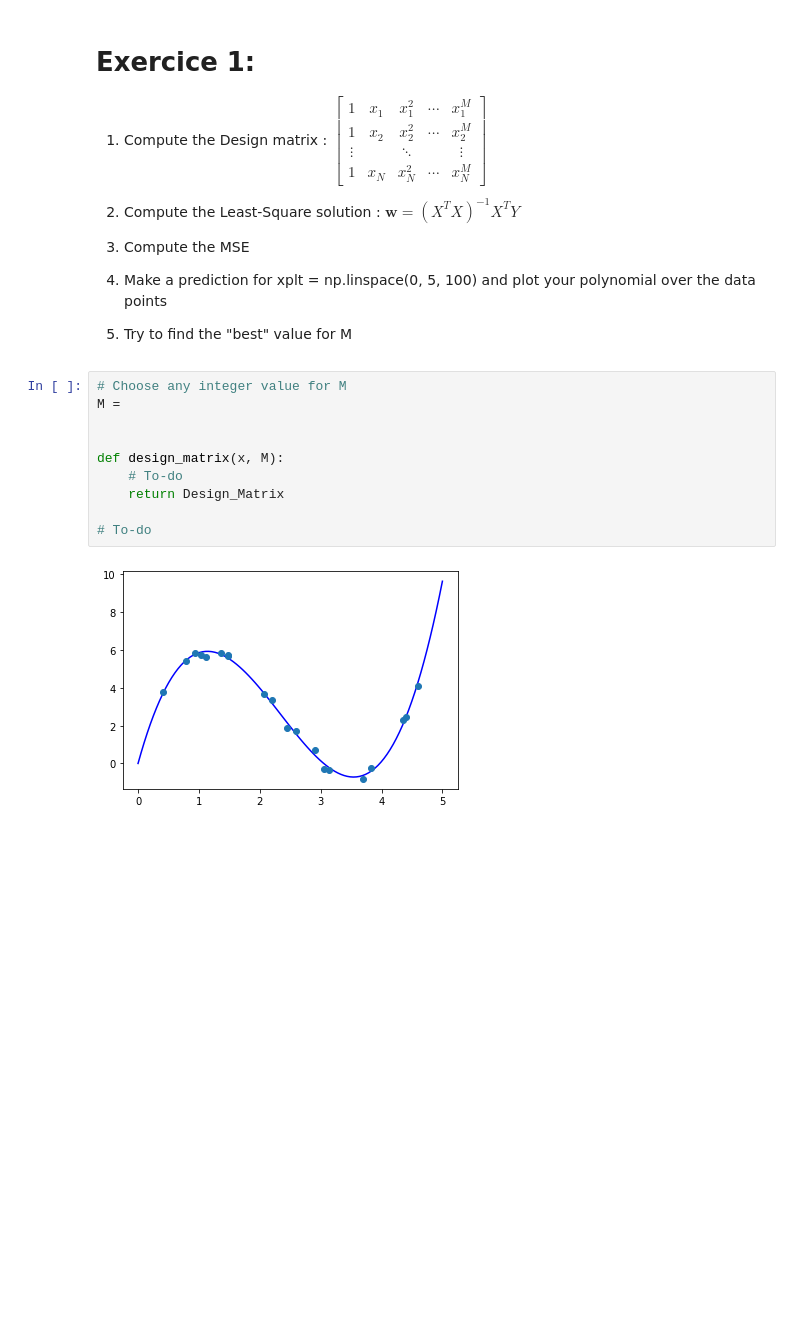
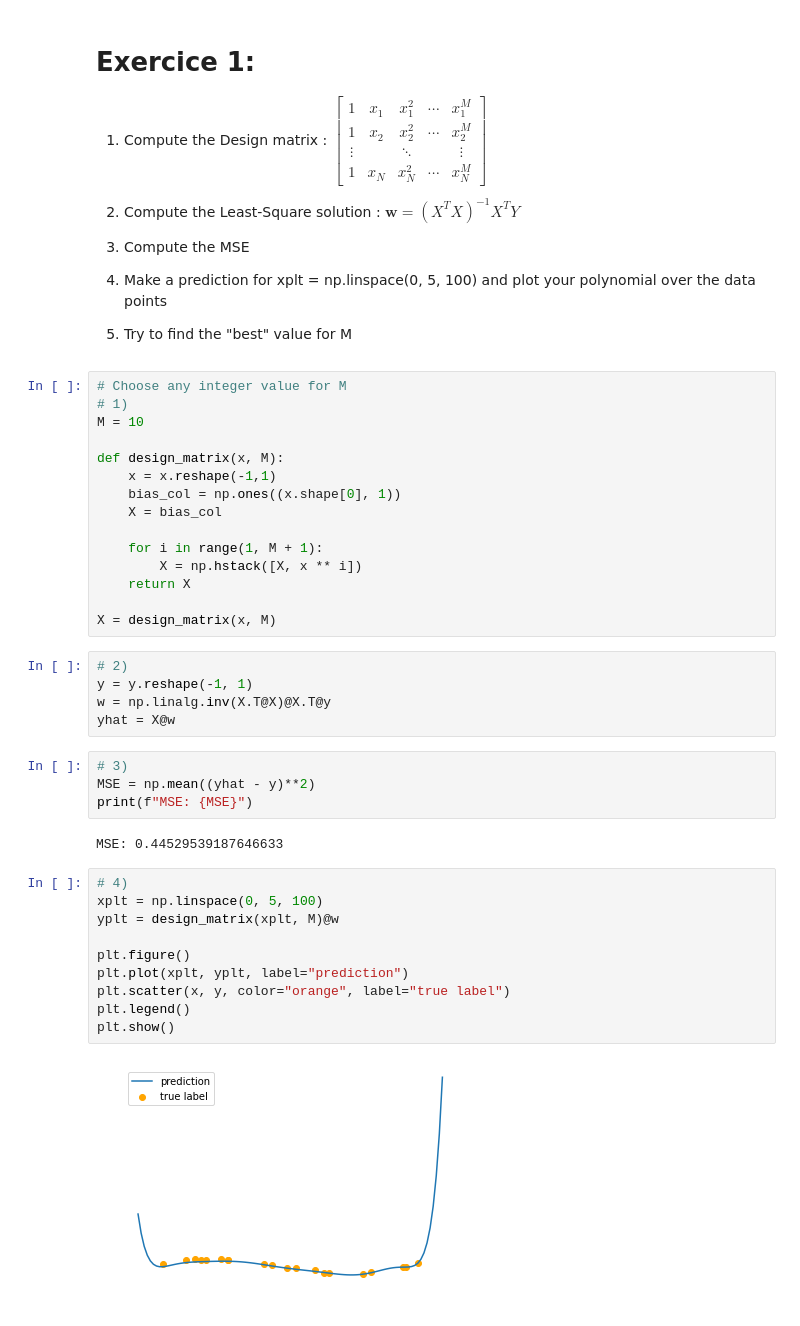
Before and after one commit to asarmadi/summer_ml_s3, a Jupyter notebook: day03/lab_fit_polynomial.ipynb, the cells around one changed output. Drawn from its saved outputs; the diff is of its cells as text; blank space fills up the shorter version.

```diff
--- a/day03/lab_fit_polynomial.ipynb
+++ b/day03/lab_fit_polynomial.ipynb
@@ -28,15 +29,41 @@ $ \begin{bmatrix} 1 & x_{1} & x_{1}^2 & \cdots & x_{1}^M \\ 1 & x_{2} &
 4) Make a prediction for xplt = np.linspace(0, 5, 100) and plot your polynomial over the data points
 
 5) Try to find the "best" value for M
-# %%
-# Choose any integer value for M
-M =
-
-
-def design_matrix(x, M):
-    # To-do
-    return Design_Matrix
-
-# To-do
-# %% [output]
-[figure, removed]
+# %%
+# Choose any integer value for M
+# 1)
+M = 10
+
+def design_matrix(x, M):
+    x = x.reshape(-1,1)
+    bias_col = np.ones((x.shape[0], 1))
+    X = bias_col
+
+    for i in range(1, M + 1):
+        X = np.hstack([X, x ** i])
+    return X
+
+X = design_matrix(x, M)
+# %%
+# 2)
+y = y.reshape(-1, 1)
+w = np.linalg.inv(X.T@X)@X.T@y
+yhat = X@w
+# %%
+# 3)
+MSE = np.mean((yhat - y)**2)
+print(f"MSE: {MSE}")
+# %% [output]
+MSE: 0.44529539187646633
+# %%
+# 4)
+xplt = np.linspace(0, 5, 100)
+yplt = design_matrix(xplt, M)@w
+
+plt.figure()
+plt.plot(xplt, yplt, label="prediction")
+plt.scatter(x, y, color="orange", label="true label")
+plt.legend()
+plt.show()
+# %% [output]
+[figure, added]
```
Also changed, not shown: parts of 7 cells of this notebook.
